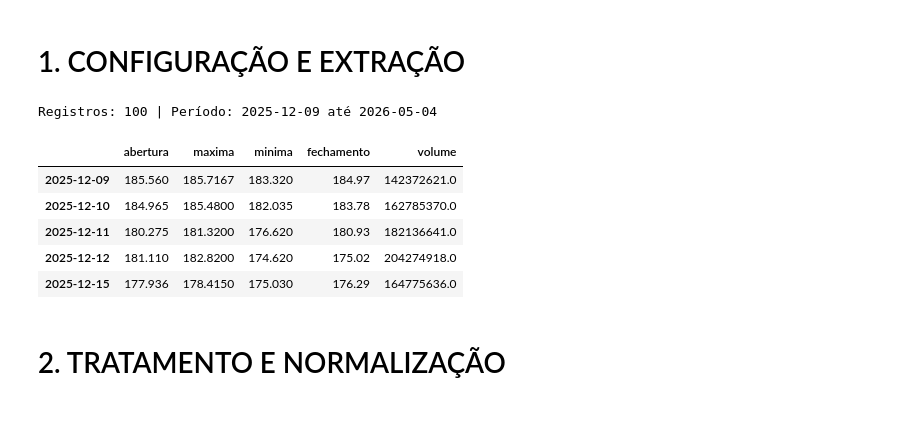
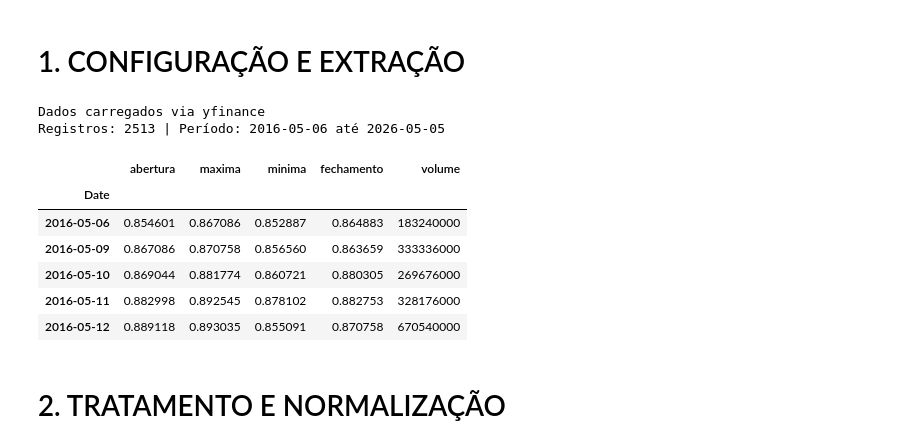
Before and after one commit to clarachence/prova_11_clara_chence, a Jupyter notebook: prova_11_clara_chence.ipynb, the cells around one changed output. Drawn from its saved outputs; the diff is of its cells as text; code cells hidden in the pictures; blank space fills up the shorter version.

```diff
--- a/prova_11_clara_chence.ipynb
+++ b/prova_11_clara_chence.ipynb
@@ -13,27 +22,27 @@ from sklearn.preprocessing import StandardScaler
 from sklearn.model_selection import train_test_split
 from sklearn.naive_bayes import GaussianNB
 from sklearn.metrics import accuracy_score, classification_report
-# %%
-API_KEY = 'VJY5CWLZK2SN5J53'
-simbolo = 'NVDA'
-url = f'https://www.alphavantage.co/query?function=TIME_SERIES_DAILY&symbol={simbolo}&outputsize=compact&apikey={API_KEY}'
-
-dados = requests.get(url).json()
-df = pd.DataFrame.from_dict(dados['Time Series (Daily)'], orient='index')
-df.index = pd.to_datetime(df.index)
-df = df.sort_index().astype(float)
-df.columns = ['abertura', 'maxima', 'minima', 'fechamento', 'volume']
-
-print(f"Registros: {len(df)} | Período: {df.index.min().date()} até {df.index.max().date()}")
-df.head()
-# %% [output]
-Registros: 100 | Período: 2025-12-09 até 2026-05-04
-|  | abertura | maxima | minima | fechamento | volume |
-| 2025-12-09 | 185.560 | 185.7167 | 183.320 | 184.97 | 142372621.0 |
-| 2025-12-10 | 184.965 | 185.4800 | 182.035 | 183.78 | 162785370.0 |
-| 2025-12-11 | 180.275 | 181.3200 | 176.620 | 180.93 | 182136641.0 |
-| 2025-12-12 | 181.110 | 182.8200 | 174.620 | 175.02 | 204274918.0 |
-| 2025-12-15 | 177.936 | 178.4150 | 175.030 | 176.29 | 164775636.0 |
+# %%
+simbolo = 'NVDA'
+raw = yf.Ticker(simbolo).history(period='10y')
+raw.index = raw.index.tz_localize(None)
+df = raw[['Open','High','Low','Close','Volume']].copy()
+df.columns = ['abertura', 'maxima', 'minima', 'fechamento', 'volume']
+df.index.name = 'Date'
+
+print(f"Dados carregados via yfinance")
+print(f"Registros: {len(df)} | Período: {df.index.min().date()} até {df.index.max().date()}")
+df.head()
+# %% [output]
+Dados carregados via yfinance
+Registros: 2513 | Período: 2016-05-06 até 2026-05-05
+|  | abertura | maxima | minima | fechamento | volume |
+| Date |  |  |  |  |  |
+| 2016-05-06 | 0.854601 | 0.867086 | 0.852887 | 0.864883 | 183240000 |
+| 2016-05-09 | 0.867086 | 0.870758 | 0.856560 | 0.863659 | 333336000 |
+| 2016-05-10 | 0.869044 | 0.881774 | 0.860721 | 0.880305 | 269676000 |
+| 2016-05-11 | 0.882998 | 0.892545 | 0.878102 | 0.882753 | 328176000 |
+| 2016-05-12 | 0.889118 | 0.893035 | 0.855091 | 0.870758 | 670540000 |
 # %% [markdown]
 # 2. TRATAMENTO E NORMALIZAÇÃO
 # %% [markdown]
```
Also changed, not shown: parts of 25 cells of this notebook.
